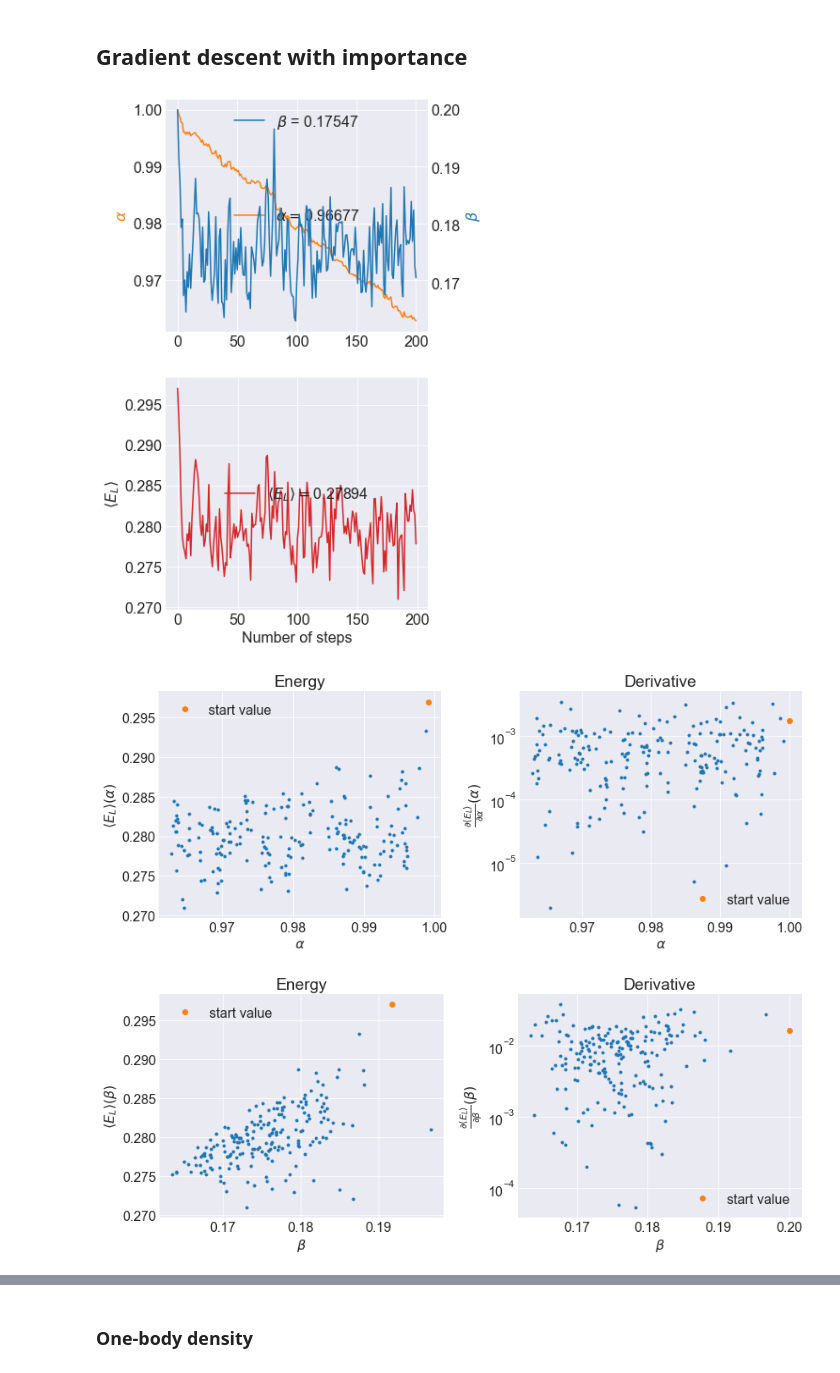
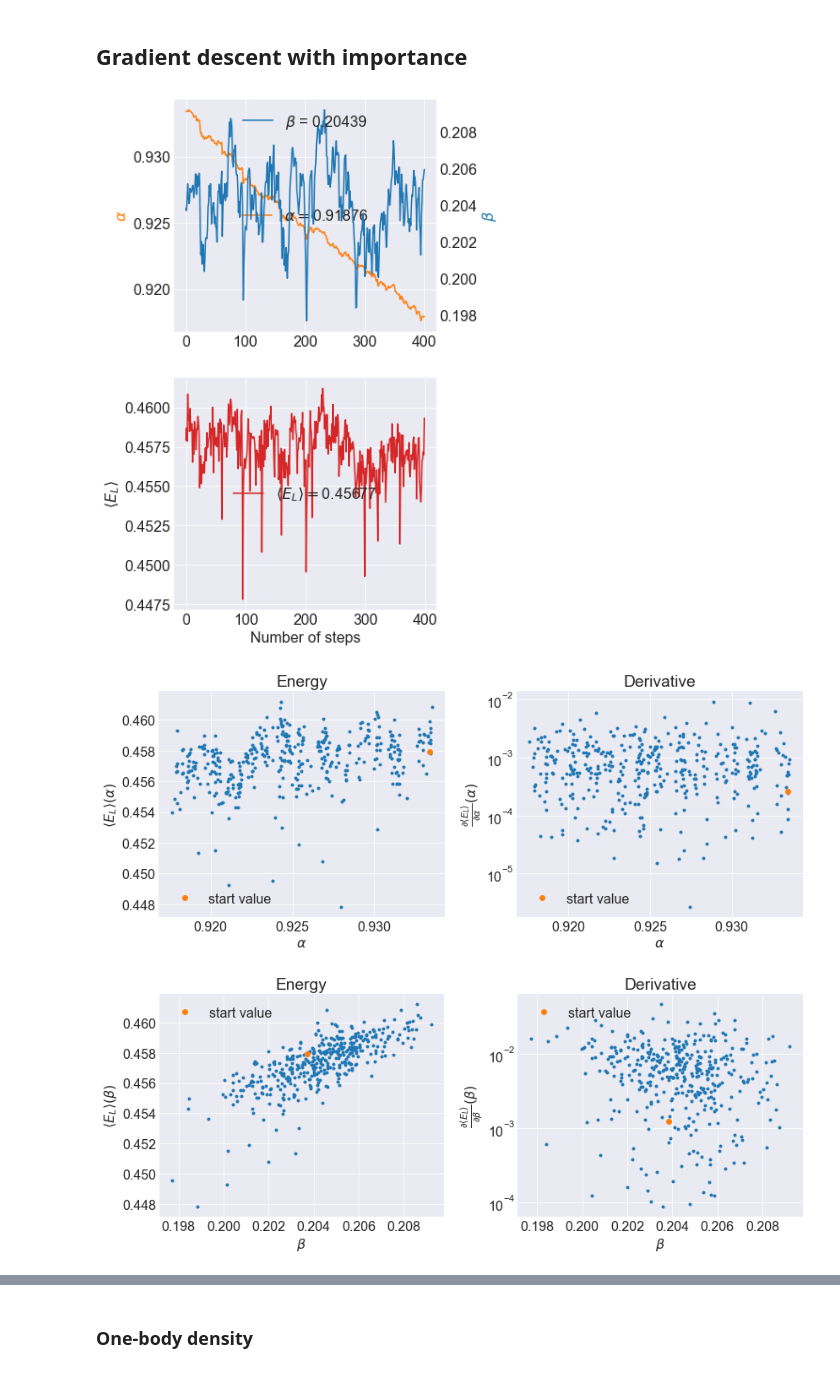
Before and after one commit to vildemjo/vmc_fermions, a Jupyter notebook: analysisscripts/plotting.ipynb, the cells around one changed output, grey strips where cells are left out. Cells and saved outputs as stored; diff of their text form; code cells hidden in the pictures.

```diff
--- a/analysisscripts/plotting.ipynb
+++ b/analysisscripts/plotting.ipynb
@@ -283,7 +118,7 @@ average E_i:  7.4956838
 # %% [markdown]
 ## Gradient descent with importance
 # %%
-omega = 0.05
+omega = 0.1
 
 gamma = 0.5
 alphastart = 1.0
@@ -292,15 +127,27 @@ if (omega == 1.0):
 elif (omega == 0.5):
     betastart = 0.4
 elif (omega == 0.1):
-    betastart = 0.3
+#     betastart = 0.18
+#     alphastart = 0.95
+#     gamma = 0.2
+    betastart = 0.21
+    alphastart = 0.94
+    gamma = 0.1
 elif (omega == 0.05):
-    betastart = 0.2
-    gamma = 0.5
+#     betastart = 0.14
+#     alphastart = 0.93
+#     gamma = 0.2
+    betastart = 0.18
+    alphastart = 0.93
+    gamma = 0.1
 elif (omega == 0.01):
-    betastart = 0.15
+#     betastart = 0.08
+#     alphastart = 0.89
+#     gamma = 0.1
+    betastart = 0.17
+    alphastart = 0.89
     gamma = 0.2
-
-X = genfromtxt(file_loc + "\\exercise_e\\gradient_descent_interaction_p2_importance_omega_%i_alphastart_%i_betastart_%i_gamma_%i.txt"%(int(omega*100), int(alphastart*100), int(betastart*100), int(gamma*1000)), skip_header = 1)
+X = genfromtxt(file_loc + "\\exercise_e\\gradient_descent_interaction_p2_importance_omega_%i_alphastart_%i_betastart_%i_gamma_%i_long.txt"%(int(omega*100), int(alphastart*100), int(betastart*100), int(gamma*1000)), skip_header = 1)
 
 alpha = X[:,0]
 beta = X[:,1]
@@ -334,33 +181,33 @@ xlabel("$\\alpha$")
 ylabel("$\\left<E_L\\right>(\\alpha)$")
 # axhline(y=3, linestyle="--")
 subplot(1,2,2)
 title("Energy")
 xlabel("$\\alpha$")
 ylabel("$\\frac{\\partial \\left<E_L\\right>}{\\partial \\alpha}(\\alpha)$")
 semilogy(alpha, abs(derivative_alpha), ".")
 plot(alpha[0], abs(derivative_alpha[0]), "o", label="start value")
 title("Derivative")
 legend()
 tight_layout()
 
 figure(figsize=(12,5))
 subplot(1,2,1)
 plot(beta[1:], energy[1:], ".")
 plot(beta[1], energy[1], "o", label="start value")
 title("Energy")
 # axhline(y=3, linestyle="--")
 xlabel("$\\beta$")
 ylabel("$\\left<E_L\\right>(\\beta)$")
 legend()
 subplot(1,2,2)
 semilogy(beta, abs(derivative_beta), ".")
 plot(beta[0], abs(derivative_beta[0]), "o", label="start value")
 xlabel("$\\beta$")
 ylabel("$\\frac{\\partial \\left<E_L\\right>}{\\partial \\beta}(\\beta)$")
 title("Derivative")
 legend()
 tight_layout()
 # %% [output]
-[figure, old version]
+[figure, new version]
-[figure, old version]
+[figure, new version]
-[figure, old version]
+[figure, new version]
```
Also changed, not shown: parts of 17 cells of this notebook, 12 other files.
